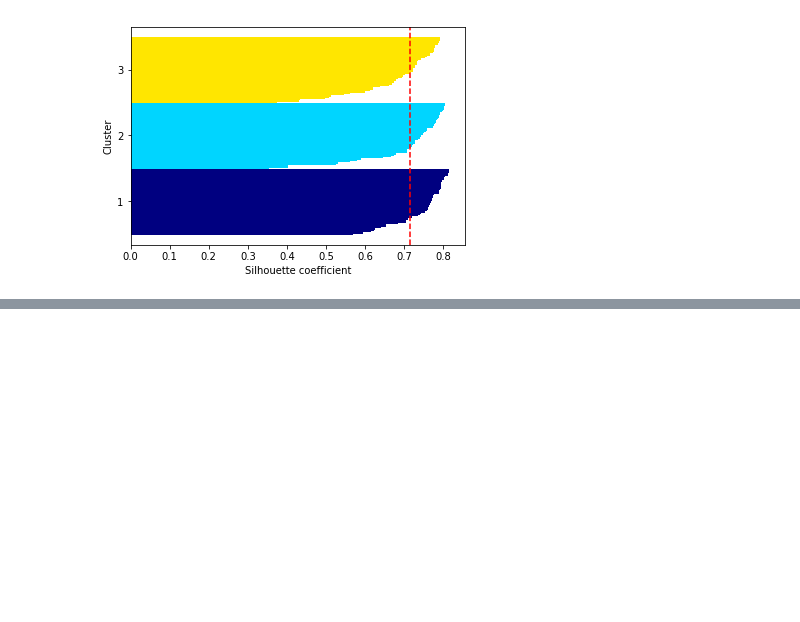
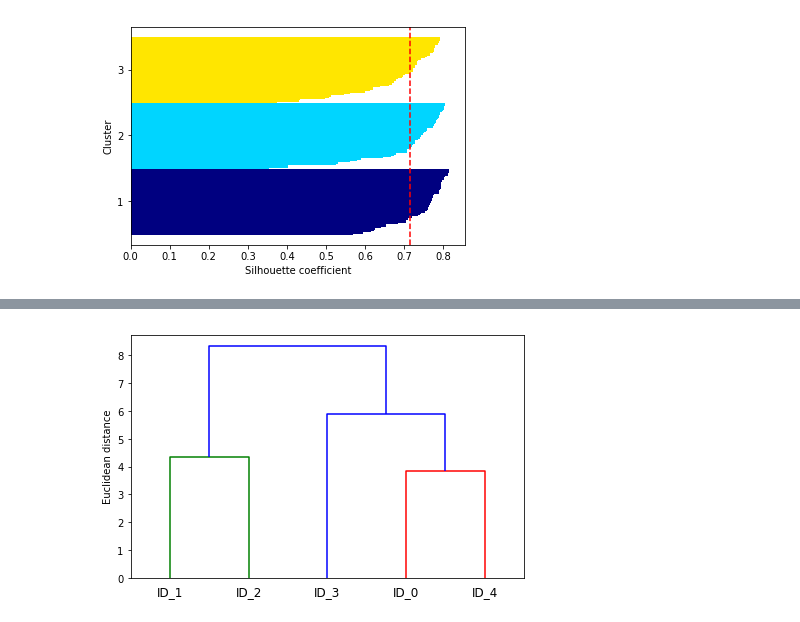
Before and after one commit to almoskowitz/Raschka_MLBook, a Jupyter notebook: Chapter 11 Cluster Analysis.ipynb, the cells around one changed output, grey strips where cells are left out. Saved outputs shown, nothing was run; the diff lists cells and outputs as text; code cells hidden in the pictures; blank space fills up the shorter version.

```diff
--- a/Chapter 11 Cluster Analysis.ipynb
+++ b/Chapter 11 Cluster Analysis.ipynb
@@ -147,0 +227,12 @@ plt.show()
+# %%
+### Computing the distance matrix
+### Rows are different observations and columns are different features
+
+import pandas as pd
+import numpy as np
+np.random.seed(123)
+variables = ['X', 'Y', 'Z']
+labels = ['ID_0', 'ID_1', 'ID_2','ID_3', 'ID_4']
+X = np.random.random_sample([5,3])*10
+df = pd.DataFrame(X, columns = variables, index = labels)
+df
@@ -147,0 +295,8 @@ plt.show()
+# %%
+from scipy.cluster.hierarchy import dendrogram
+row_dendr = dendrogram(row_clusters, labels = labels)
+plt.tight_layout()
+plt.ylabel('Euclidean distance')
+plt.show()
+# %% [output]
+[figure, added]
```
Also changed, not shown: parts of 17 cells of this notebook.
